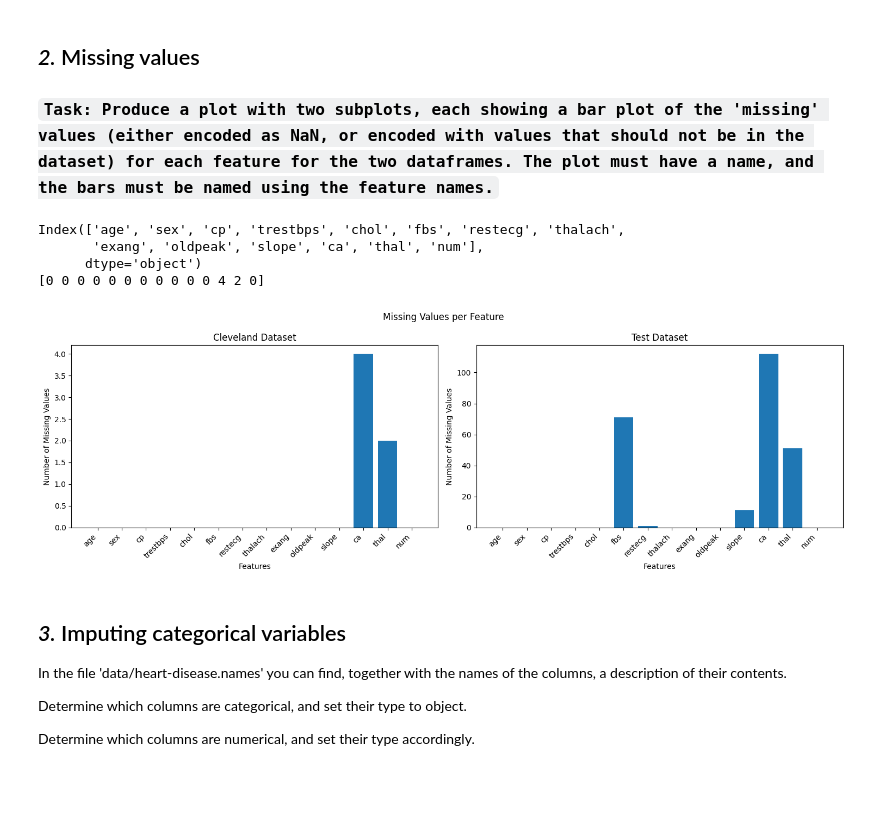
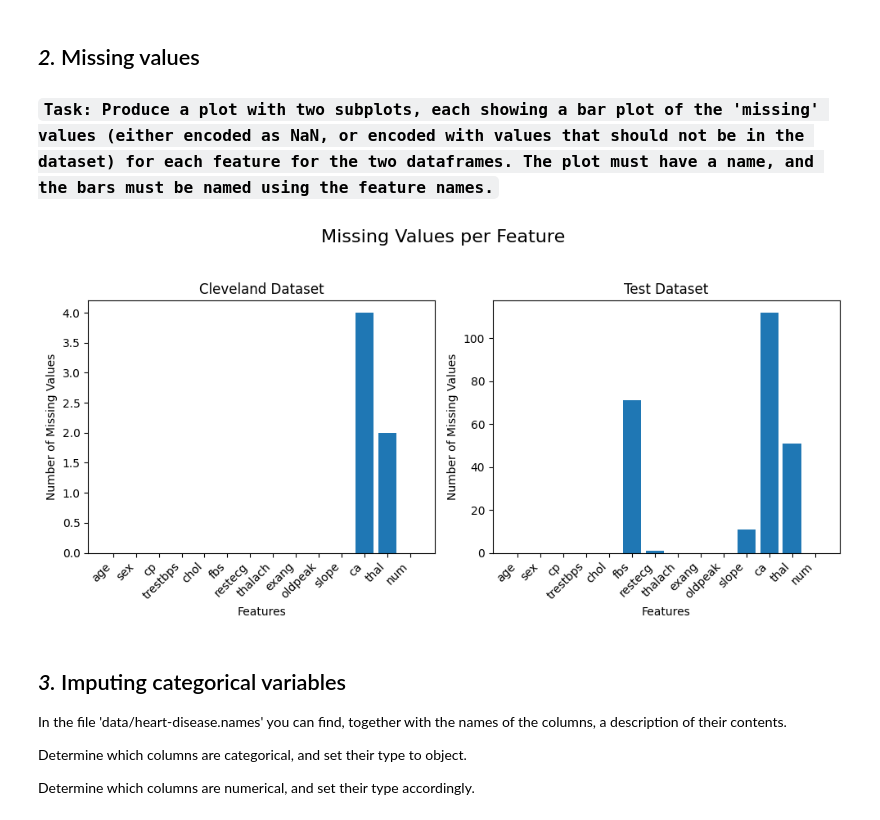
Before and after one commit to muhammad1928/SU-FODS, a Jupyter notebook: homework-3/code/HW3_instructions_24.ipynb, the cells around one changed output. Cells and saved outputs as stored; diff of their text form; code cells hidden in the pictures; blank space fills up the shorter version.

```diff
--- a/homework-3/code/HW3_instructions_24.ipynb
+++ b/homework-3/code/HW3_instructions_24.ipynb
@@ -147,37 +148,38 @@ test.describe()
 # %%
 # Create 1 figure with a set of 2 subplots. Each axes should contain a figure as described below:
 
 # subplot 1: A barplot with the missing valies for each attribute in the dataset 'cleveland'
 # subplot 2: A barplot with the missing valies for each attribute in the dataset 'test'
+# Subplot 1: Cleveland dataset
 
-fig, axes = plt.subplots(1, 2, figsize=(15, 5))
-fig.suptitle('Missing Values per Feature')
+
 
 # Subplot 1: Cleveland dataset
-cleveland_missing = (cleveland == '?').sum() # check missing values, which are "?"
+cleveland_missing = (cleveland == '?').sum()  # check missing values, which are "?"
+test_missing = (test == '?').sum()  # calculate missing values for test
 
-axes[0].bar(cleveland_missing.index, cleveland_missing.values)
-axes[0].set_title('Cleveland Dataset')
-axes[0].set_xlabel('Features')
-axes[0].set_ylabel('Number of Missing Values')
-axes[0].set_xticklabels(cleveland_missing.index, rotation=45, ha='right')
+# Create subplots
+fig, axs = plt.subplots(1, 2, figsize=(10, 5))
+fig.suptitle("Missing Values per Feature", fontsize=16)  # title for all
+
+# Subplot 1: Cleveland dataset
+axs[0].bar(cleveland_missing.index, cleveland_missing.values)
+axs[0].set_title('Cleveland Dataset')
+axs[0].set_xlabel('Features')
+axs[0].set_ylabel('Number of Missing Values')
+axs[0].set_xticklabels(cleveland_missing.index, rotation=45, ha='right')
 
 # Subplot 2: Test dataset
-test_missing = (test == '?').sum()
-axes[1].bar(test_missing.index, test_missing.values)
-axes[1].set_title('Test Dataset')
-axes[1].set_xlabel('Features')
-axes[1].set_ylabel('Number of Missing Values')
-axes[1].set_xticklabels(test_missing.index, rotation=45, ha='right')
+axs[1].bar(test_missing.index, test_missing.values)
+axs[1].set_title('Test Dataset')
+axs[1].set_xlabel('Features')
+axs[1].set_ylabel('Number of Missing Values')
+axs[1].set_xticklabels(test_missing.index, rotation=45, ha='right')
 
-plt.tight_layout()
+plt.tight_layout(rect=[0, 0, 1, 0.95])  # Adjust layout to fit the title
 plt.show()
 # %% [output]
-Index(['age', 'sex', 'cp', 'trestbps', 'chol', 'fbs', 'restecg', 'thalach',
-       'exang', 'oldpeak', 'slope', 'ca', 'thal', 'num'],
-      dtype='object')
-[0 0 0 0 0 0 0 0 0 0 0 4 2 0]
-[figure, old version]
+[figure, new version]
 # %% [markdown]
 ## *3.* Imputing categorical variables
 
```
Also changed, not shown: parts of 1 cell of this notebook.
